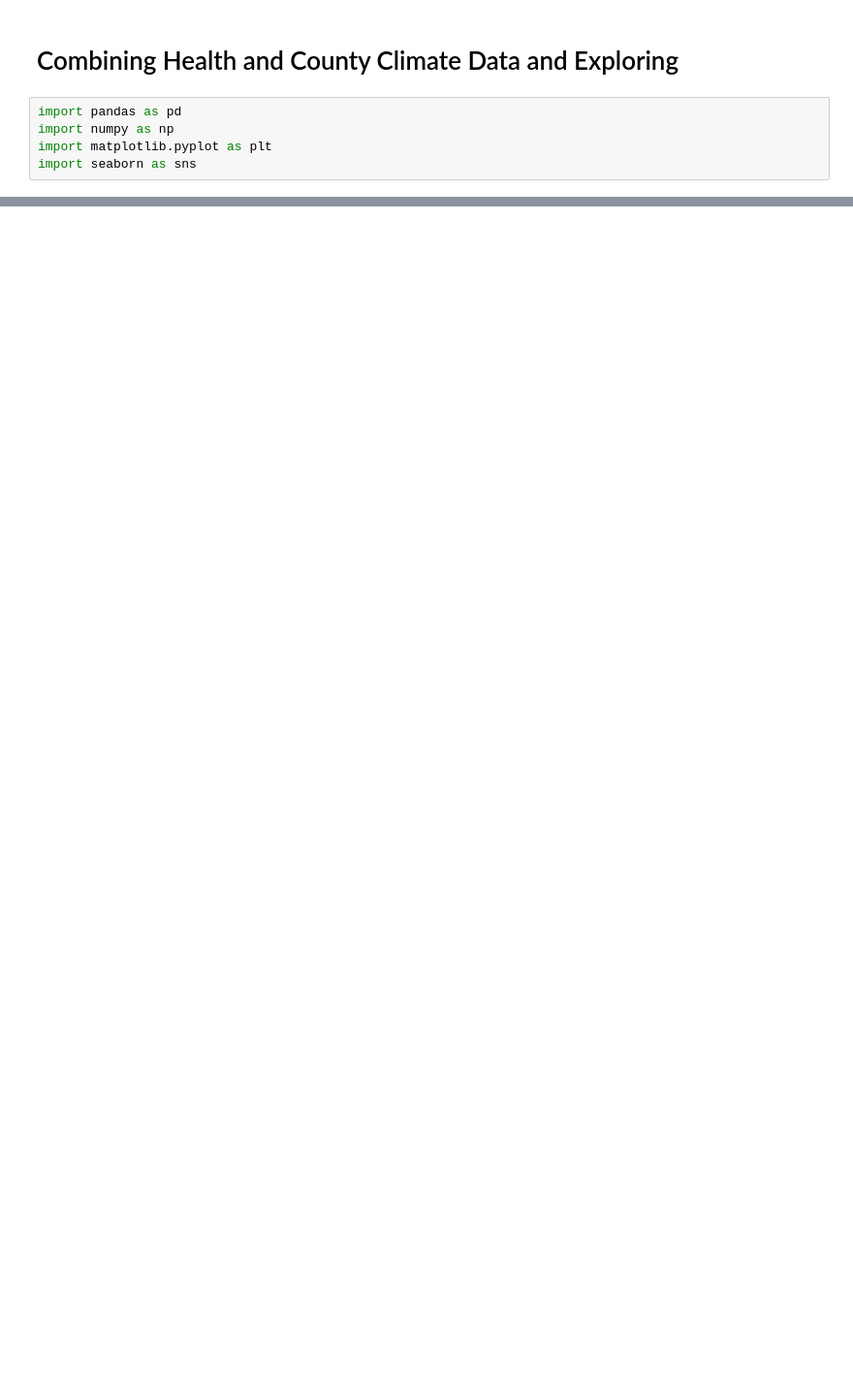
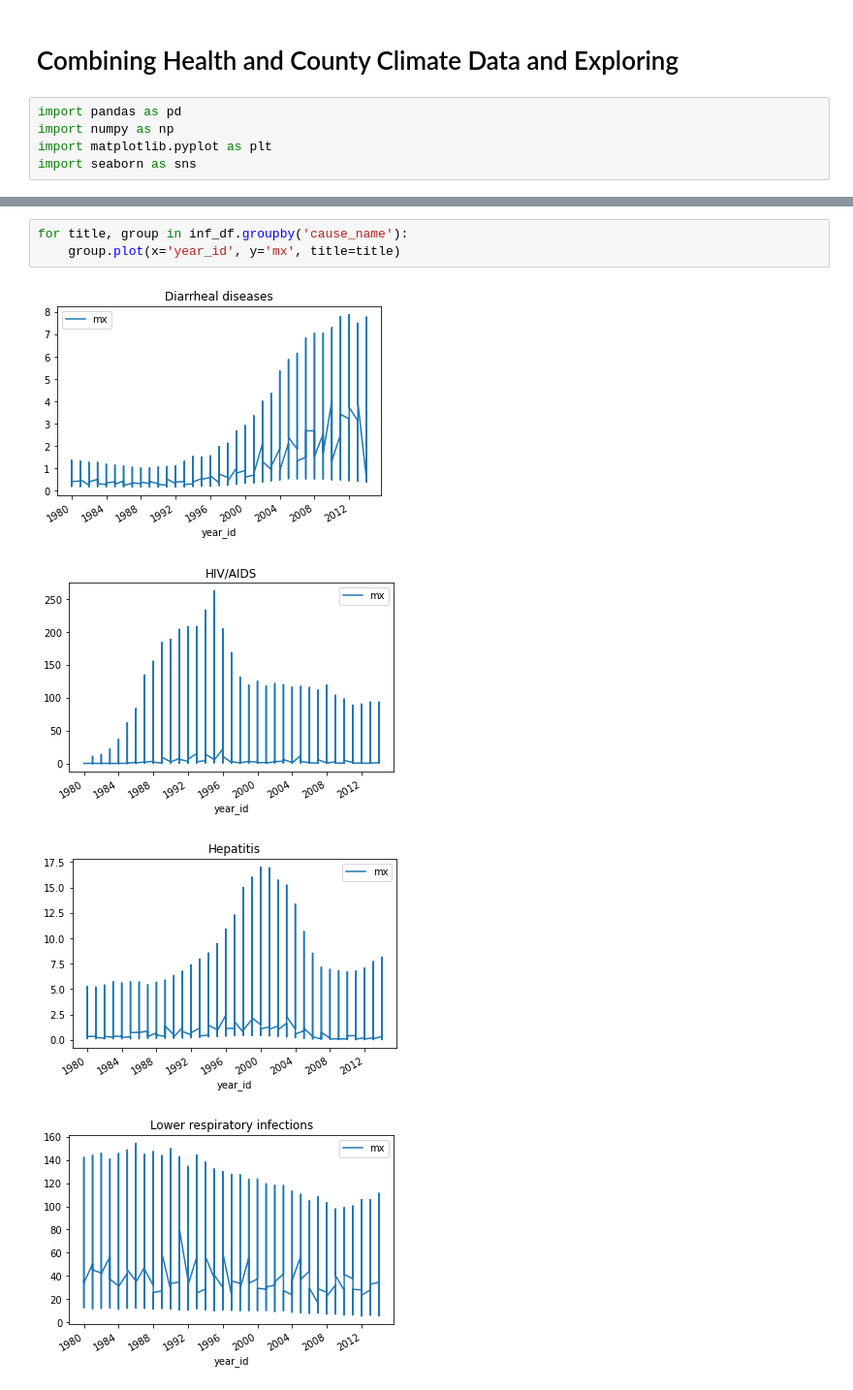
Before and after one commit to calculaterceec/Proj4Team2, a Jupyter notebook: code/KH_DataViz_EDA.ipynb, the cells around one changed output, grey strips where cells are left out. Shown: that part at 97% size. Drawn from its saved outputs; the diff is of its cells as text; blank space fills up the shorter version.

```diff
--- a/code/KH_DataViz_EDA.ipynb
+++ b/code/KH_DataViz_EDA.ipynb
@@ -38,0 +54,8 @@ cvd_df
+# %%
+for title, group in inf_df.groupby('cause_name'):
+    group.plot(x='year_id', y='mx', title=title)
+# %% [output]
+[figure, added]
+[figure, added]
+[figure, added]
+[figure, added]
```
Also changed, not shown: parts of 16 cells of this notebook, 1 other file.
